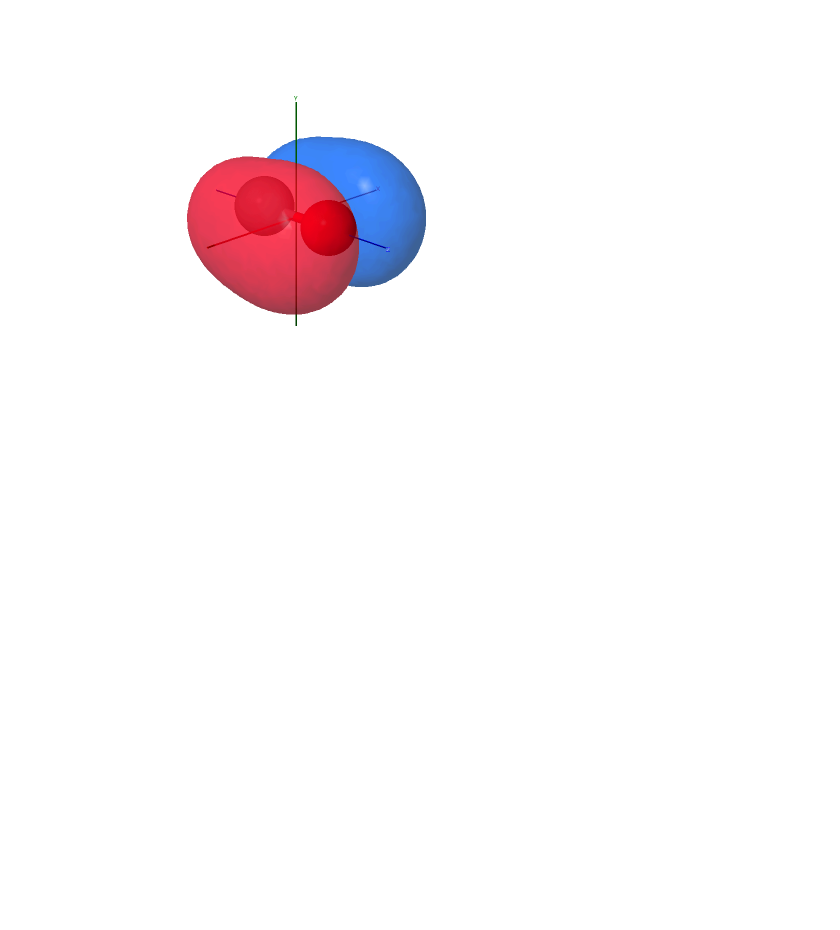
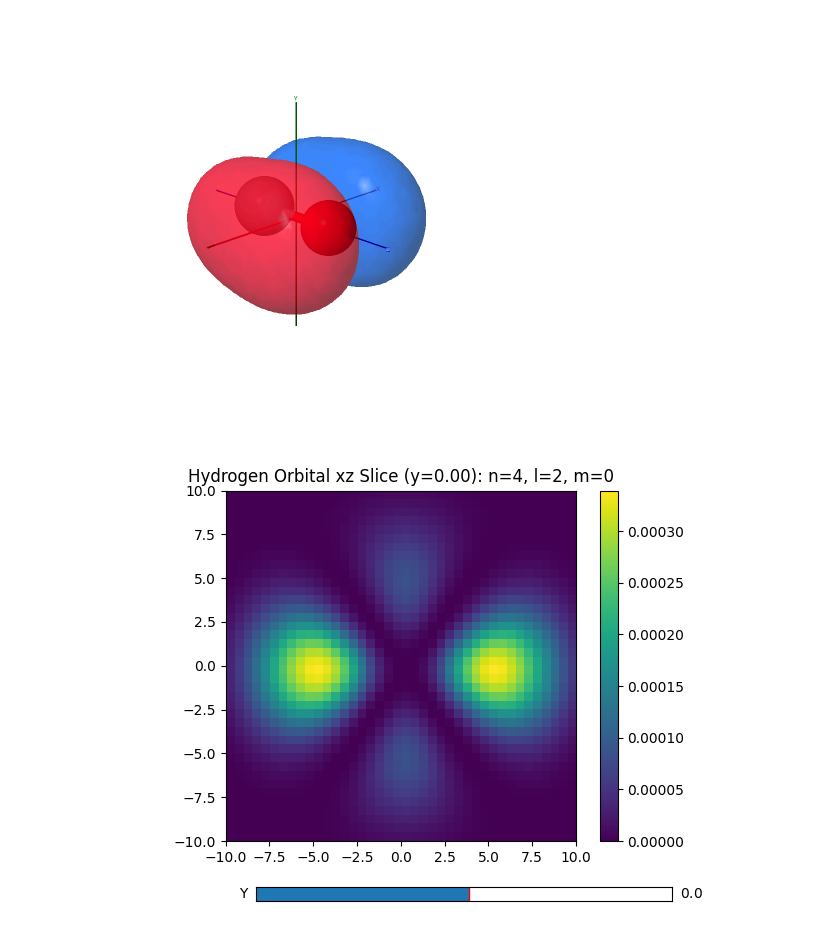
Before and after one commit to MilaimKas/Teaching_project, a Jupyter notebook: Orbital_visualization.ipynb, the cells around one changed output. Cells and saved outputs as stored; diff of their text form; code cells hidden in the pictures; blank space fills up the shorter version.

```diff
--- a/Orbital_visualization.ipynb
+++ b/Orbital_visualization.ipynb
@@ -13,3 +21,66 @@ from IPython.display import Image
 Image(filename='MO_orbitals/MO_CO/MO_5.png')
 # %% [output]
 [figure]
+# %%
+%matplotlib ipympl
+import numpy
+from matplotlib.widgets import Slider
+import scipy.special
+from scipy.special import sph_harm
+import math
+import matplotlib.pyplot as plt
+
+
+def hydrogen_wf(n, l, m, X, Y, Z):
+    R = numpy.sqrt(X ** 2 + Y ** 2 + Z ** 2)
+    Theta = numpy.arccos(Z / R)
+    Phi = numpy.arctan2(Y, X)
+
+    rho = 2. * R / n
+    s_harm = sph_harm(m, l, Phi, Theta)
+    l_poly = scipy.special.genlaguerre(n - l - 1, 2 * l + 1)(rho)
+
+    prefactor = numpy.sqrt((2. / n) ** 3 * math.factorial(n - l - 1) / (2. * n * math.factorial(n + l)))
+    wf = prefactor * numpy.exp(-rho / 2.) * rho ** l * s_harm * l_poly
+    wf = numpy.nan_to_num(wf)
+    return wf
+
+
+dz = 0.5
+zmin = -10
+zmax = 10
+x = numpy.arange(zmin, zmax, dz)
+y = numpy.arange(zmin, zmax, dz)
+z = numpy.arange(zmin, zmax, dz)
+X, Y, Z = numpy.meshgrid(x, y, z)
+
+# Change these to change which orbital to plot
+n = 4
+l = 2
+m = 0
+
+data = hydrogen_wf(n, l, m, X, Y, Z)
+data = abs(data) ** 2
+
+R = numpy.sqrt(X ** 2 + Y ** 2 + Z ** 2)
+
+fig, ax = plt.subplots()
+plt.subplots_adjust(left=0.15, bottom=0.15)
+im = plt.imshow(data[int((0 - zmin) / dz), :, :], vmin=0, vmax=numpy.max(data), extent=[zmin, zmax, zmin, zmax])
+plt.colorbar()
+sli = Slider(plt.axes([0.25, 0.025, 0.65, 0.03]), "Y", z[0], z[len(z) - 1], valinit=0)
+ax.set_title(
+    "Hydrogen Orbital xz Slice (y=" + str("%.2f" % sli.val) + "): n=" + str(n) + ", l=" + str(l) + ", m=" + str(m))
+
+
+def update(val):
+    index = int((sli.val - zmin) / dz)
+    im.set_data(data[index, :, :])
+    ax.set_title(
+        "Hydrogen Orbital xz Slice (y=" + str("%.2f" % sli.val) + "): n=" + str(n) + ", l=" + str(l) + ", m=" + str(m))
+
+
+sli.on_changed(update)
+plt.show()
+# %% [output]
+[figure, added]
```
Also changed, not shown: parts of 2 cells of this notebook, 3 other files.
